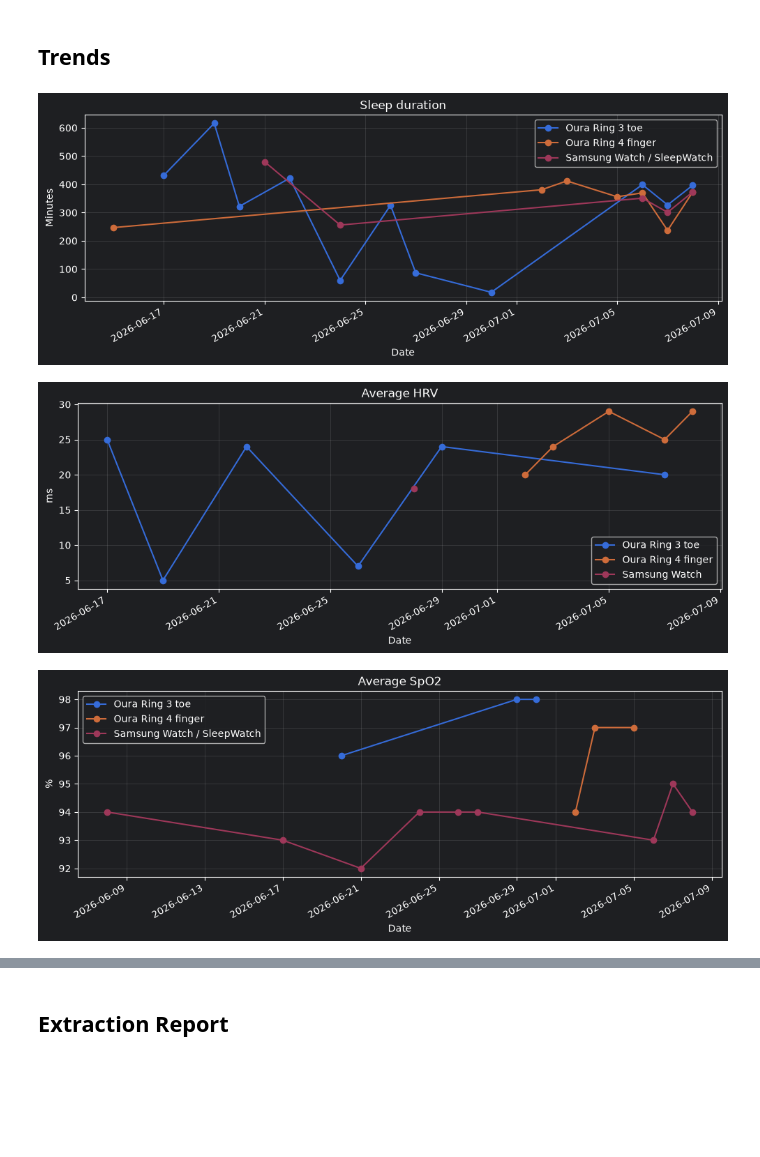
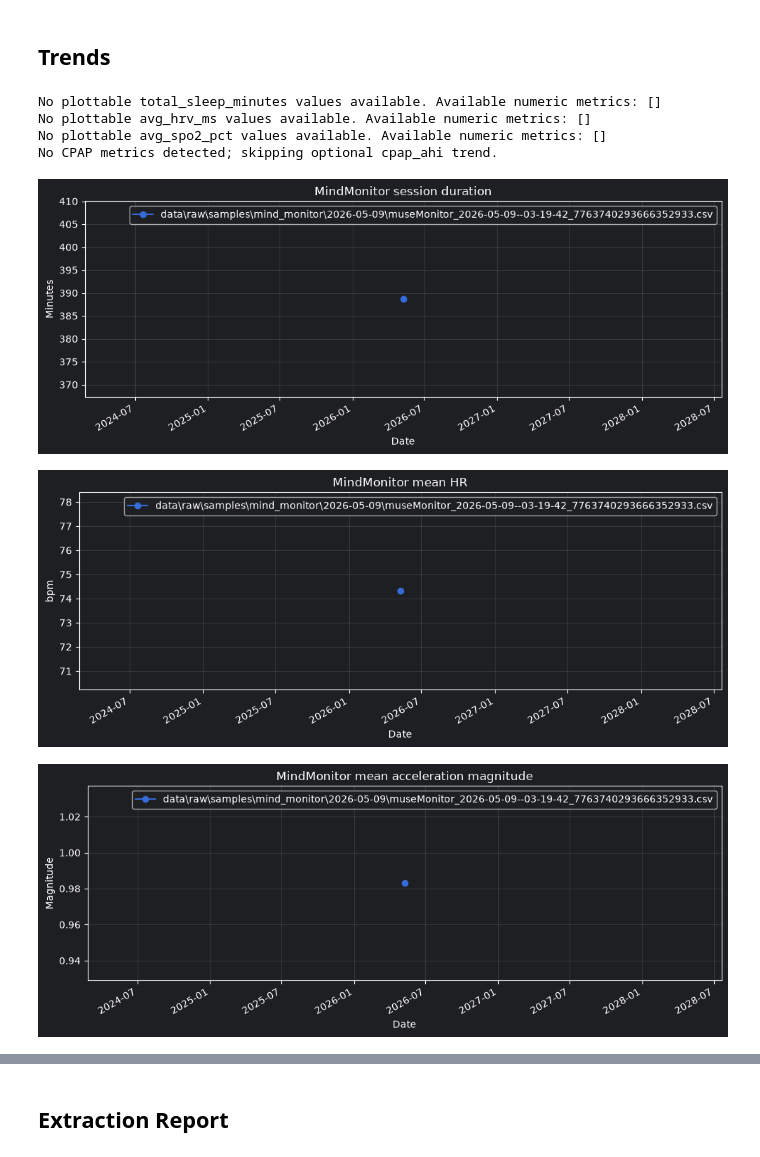
Before and after one commit to iMammal/somnaggregator, a Jupyter notebook: sample.ipynb, the cells around one changed output, grey strips where cells are left out. Cells and saved outputs as stored; diff of their text form; code cells hidden in the pictures; blank space fills up the shorter version.

Commit message:
feat: ingest MindMonitor sensor logs

```diff
--- a/sample.ipynb
+++ b/sample.ipynb
@@ -215,6 +277,13 @@ PLOT_SPECS = {
     "avg_hrv_ms": ("ms", "Average HRV"),
     "avg_spo2_pct": ("%", "Average SpO2"),
     "cpap_ahi": ("Events/hour", "CPAP AHI"),
+}
+
+MINDMONITOR_TREND_SPECS = {
+    "mindmonitor_session_minutes": ("Minutes", "MindMonitor session duration"),
+    "mindmonitor_mean_hr_bpm": ("bpm", "MindMonitor mean HR"),
+    "mindmonitor_mean_accel_mag": ("Magnitude", "MindMonitor mean acceleration magnitude"),
+    "mindmonitor_p95_accel_mag": ("Magnitude", "MindMonitor p95 acceleration magnitude"),
 }
 
 
@@ -262,16 +331,51 @@ def plot_metric(summary_df, metric, ylabel, title):
     fig.autofmt_xdate()
     fig.tight_layout()
     return fig, ax
+
+
+def plot_observation_metric(observations_df, metric, ylabel, title, device=None):
+    df = observations_df.copy()
+    if device is not None:
+        df = df[df["device"].eq(device)]
+    df = df[df["metric"].eq(metric)]
+    if df.empty:
+        return None
+    df["parsed_night_date"] = pd.to_datetime(df["night_date"], errors="coerce")
+    df["numeric_value"] = pd.to_numeric(df["value"], errors="coerce")
+    df = df.dropna(subset=["parsed_night_date", "numeric_value"])
+    if df.empty:
+        return None
+
+    fig, ax = plt.subplots(figsize=(10, 4))
+    for source_file, group in df.groupby("source_file", sort=True):
+        group = group.sort_values("parsed_night_date")
+        ax.plot(group["parsed_night_date"], group["numeric_value"], marker="o", label=source_file)
+    ax.set_title(title)
+    ax.set_ylabel(ylabel)
+    ax.set_xlabel("Date")
+    ax.grid(True, alpha=0.25)
+    ax.legend(loc="best")
+    fig.autofmt_xdate()
+    fig.tight_layout()
+    return fig, ax
 # %%
 available_metrics = available_numeric_metrics(nightly_summary)
 for metric in PLOT_METRICS:
     if metric in OPTIONAL_PLOT_METRICS and metric not in available_metrics:
         print(f"No CPAP metrics detected; skipping optional {metric} trend.")
         continue
     ylabel, title = PLOT_SPECS.get(metric, (CANONICAL_METRIC_UNITS.get(metric, "Value"), metric))
     plot_metric(nightly_summary, metric, ylabel, title)
+
+for metric, (ylabel, title) in MINDMONITOR_TREND_SPECS.items():
+    if metric in set(observations["metric"].dropna()):
+        plot_observation_metric(observations, metric, ylabel, title, device=MINDMONITOR_DEVICE)
 plt.show()
 # %% [output]
+No plottable total_sleep_minutes values available. Available numeric metrics: []
+No plottable avg_hrv_ms values available. Available numeric metrics: []
+No plottable avg_spo2_pct values available. Available numeric metrics: []
+No CPAP metrics detected; skipping optional cpap_ahi trend.
-[figure, old version]
+[figure, new version]
-[figure, old version]
+[figure, new version]
-[figure, old version]
+[figure, new version]
```
Also changed, not shown: parts of 11 cells of this notebook, 7 other files.
